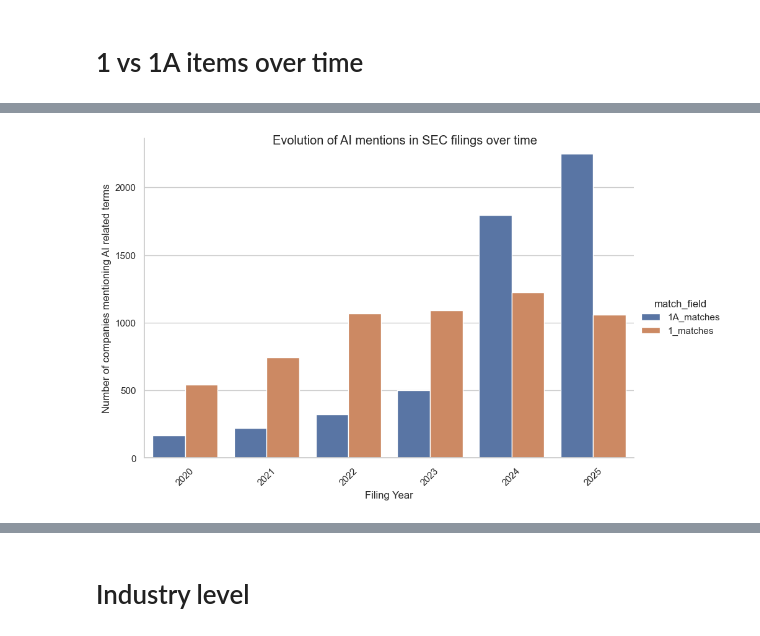
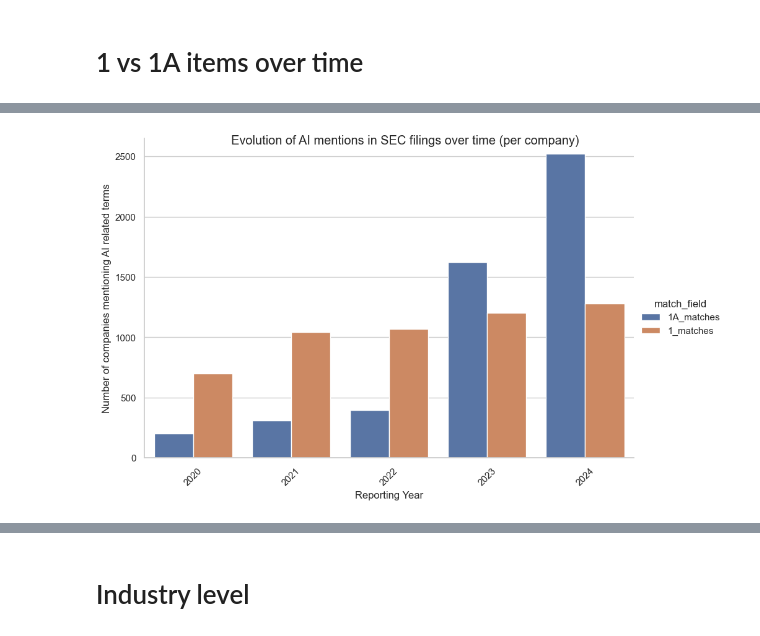
Before and after one commit to lucas-ubm/sec_analysis, a Jupyter notebook: notebooks/EDA.ipynb, the cells around one changed output, grey strips where cells are left out. Cells and saved outputs as stored; diff of their text form; code cells hidden in the pictures.

Commit message:
Initial EDA and continuous update of data

```diff
--- a/notebooks/EDA.ipynb
+++ b/notebooks/EDA.ipynb
@@ -37,16 +37,3 @@ ai_mentions = ai_mentions[ai_mentions.reporting_year.isin(range(2020,2025))]
 # %%
 companies_ai_mentioned_norm = ai_mentions.groupby('reporting_year')[['cik']].nunique().rename(columns={'cik': 'companies'})/ companies_per_year
 companies_ai_mentioned_norm.columns = ['companies_per']
-# %%
-# Seaborn scatter plot of evolution in number of mentions over time (split by match field)
-import seaborn as sns
-import matplotlib.pyplot as plt
-
-with sns.axes_style(style="whitegrid"):
-    # Increase dot size
-    g = sns.catplot(data=companies_ai_mentioned_norm.reset_index(), x='reporting_year', y='companies_per', kind='bar', height=6, legend_out=True, aspect=1.5)
-    g.fig.suptitle('Evolution of AI mentions in SEC filings over time')
-
-    g.set_xticklabels(rotation=45)
-    g.set_xlabels('Filing Year')
-    g.set_ylabels('Percentage of companies with AI mentions')
@@ -70 +65,14 @@ max       8832.000000
 Name: submission_length, dtype: float64
+# %%
+# Seaborn scatter plot of evolution in number of mentions over time (split by match field)
+import seaborn as sns
+import matplotlib.pyplot as plt
+
+with sns.axes_style(style="whitegrid"):
+    # Increase dot size
+    g = sns.catplot(data=companies_ai_mentioned_norm.reset_index(), x='reporting_year', y='companies_per', kind='bar', height=6, legend_out=True, aspect=1.5)
+    g.fig.suptitle('Evolution of AI mentions in 10-K filings over time')
+
+    g.set_xticklabels(rotation=45)
+    g.set_xlabels('Reporting Year')
+    g.set_ylabels('Proportions of companies with AI mentions')
@@ -71,15 +102,16 @@ Name: submission_length, dtype: float64
 # %%
 # Seaborn scatter plot of evolution in number of mentions over time (split by match field)
 import seaborn as sns
 import matplotlib.pyplot as plt
+grouped = ai_mentions[ai_mentions.match_field.isin(['1_matches', '1A_matches'])].groupby(['reporting_year', 'match_field']).agg(['nunique'])[['cik']].reset_index()
 
 with sns.axes_style(style="whitegrid"):
     # Increase dot size
-    g = sns.catplot(data=grouped, x='filing_year', y=('cik', 'nunique'), hue='match_field', kind='bar', height=6, legend_out=True, aspect=1.5)
-    g.fig.suptitle('Evolution of AI mentions in SEC filings over time')
+    g = sns.catplot(data=grouped, x='reporting_year', y=('cik', 'nunique'), hue='match_field', kind='bar', height=6, legend_out=True, aspect=1.5)
+    g.fig.suptitle('Evolution of AI mentions in SEC filings over time (per company)')
 
     g.set_xticklabels(rotation=45)
-    g.set_xlabels('Filing Year')
+    g.set_xlabels('Reporting Year')
     g.set_ylabels('Number of companies mentioning AI related terms')
 # %% [output]
-[figure, old version]
+[figure, new version]
```
Also changed, not shown: parts of 9 cells of this notebook, 1 other file.
